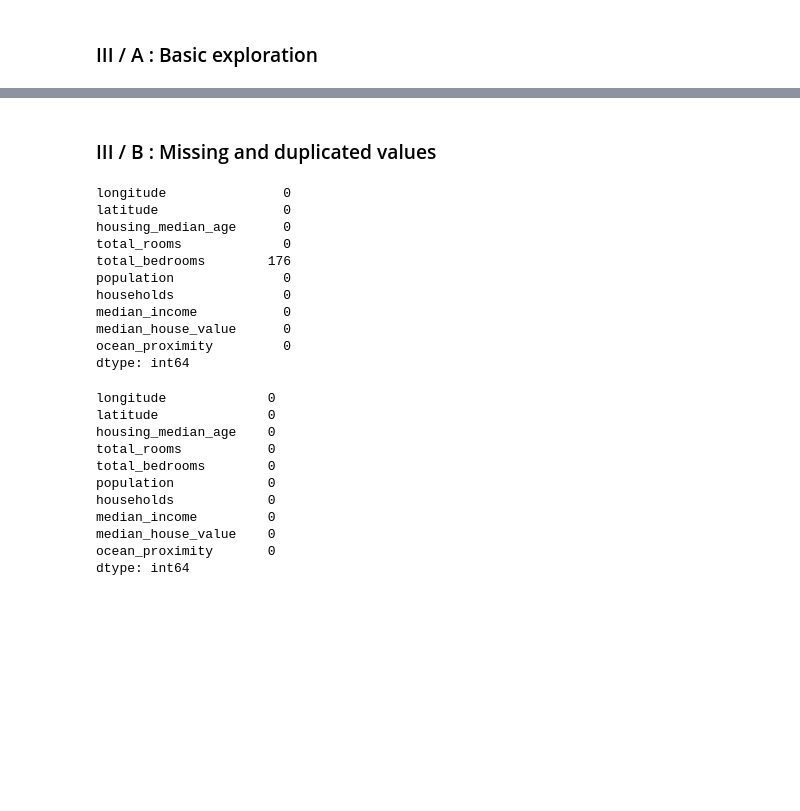
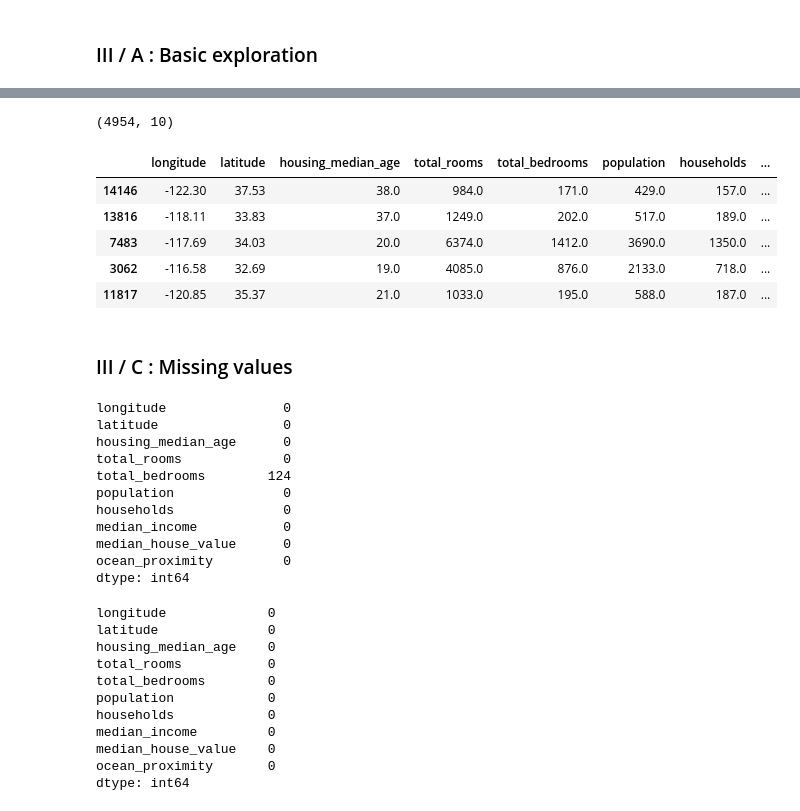
Before and after one commit to JonathanRaso/silicon_valley_immo_arturo, a Jupyter notebook: notebook_EDA.ipynb, the cells around one changed output, grey strips where cells are left out. Cells and saved outputs as stored; diff of their text form; code cells hidden in the pictures; blank space fills up the shorter version.

```diff
--- a/notebook_EDA.ipynb
+++ b/notebook_EDA.ipynb
@@ -144,8 +197,20 @@ data_df.describe()
+# %%
+# Checking the test_df
+print(test_df.shape)
+test_df.head()
+# %% [output]
+(4954, 10)
+|  | longitude | latitude | housing_median_age | total_rooms | total_bedrooms | population | households | ... |
+| 14146 | -122.30 | 37.53 | 38.0 | 984.0 | 171.0 | 429.0 | 157.0 | ... |
+| 13816 | -118.11 | 33.83 | 37.0 | 1249.0 | 202.0 | 517.0 | 189.0 | ... |
+| 7483 | -117.69 | 34.03 | 20.0 | 6374.0 | 1412.0 | 3690.0 | 1350.0 | ... |
+| 3062 | -116.58 | 32.69 | 19.0 | 4085.0 | 876.0 | 2133.0 | 718.0 | ... |
+| 11817 | -120.85 | 35.37 | 21.0 | 1033.0 | 195.0 | 588.0 | 187.0 | ... |
 # %% [markdown]
-### III / B : Missing and duplicated values
+### III / C : Missing values
 # %%
 # We will use .isnull().sum() to check how many missing values we have for each feature
-data_df.isnull().sum()
+train_df.isnull().sum()
 
 # 1st info: all the missing data are in the total_bedrooms feature.
 # %% [output]
@@ -153,7 +218,7 @@ longitude               0
 latitude                0
 housing_median_age      0
 total_rooms             0
-total_bedrooms        176
+total_bedrooms        124
 population              0
 households              0
 median_income           0
```
Also changed, not shown: parts of 31 cells of this notebook.
